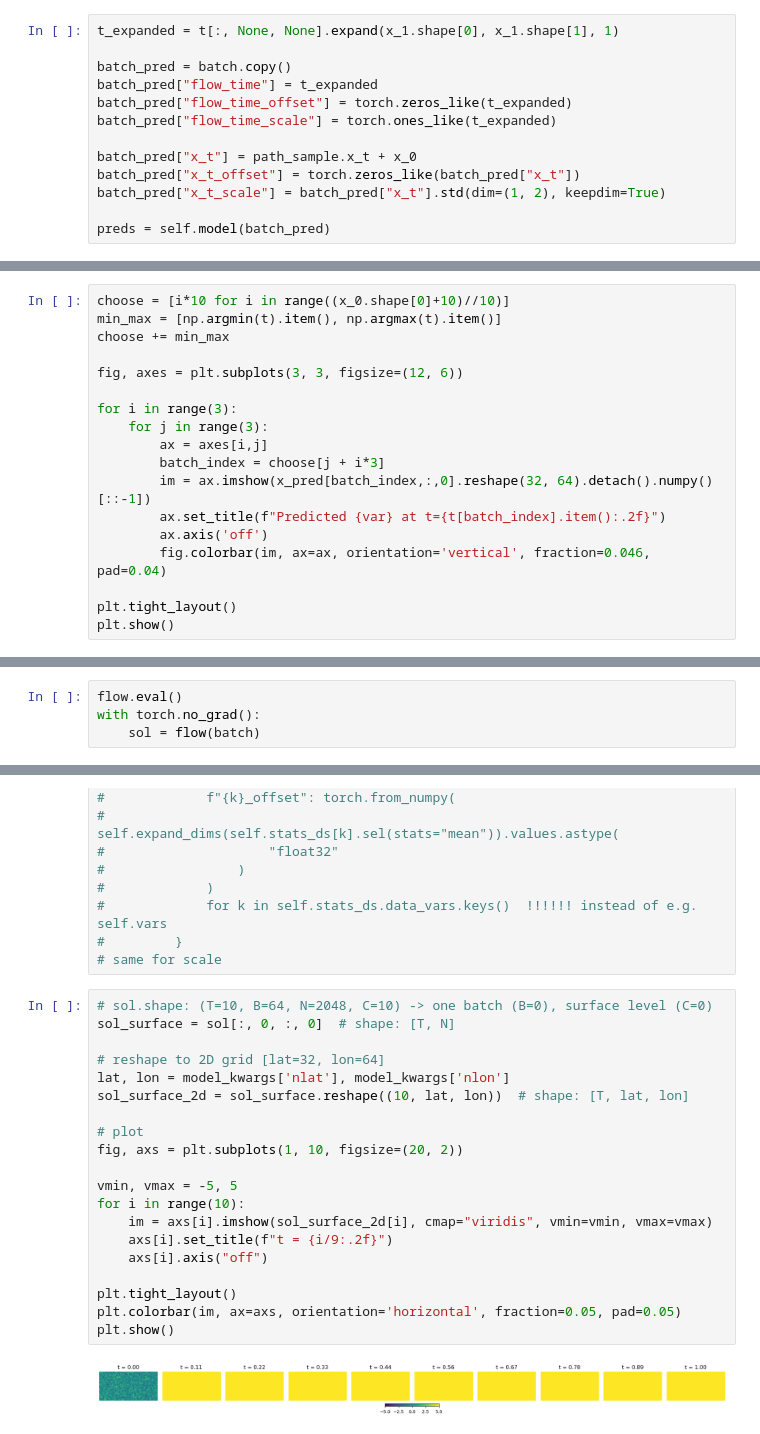
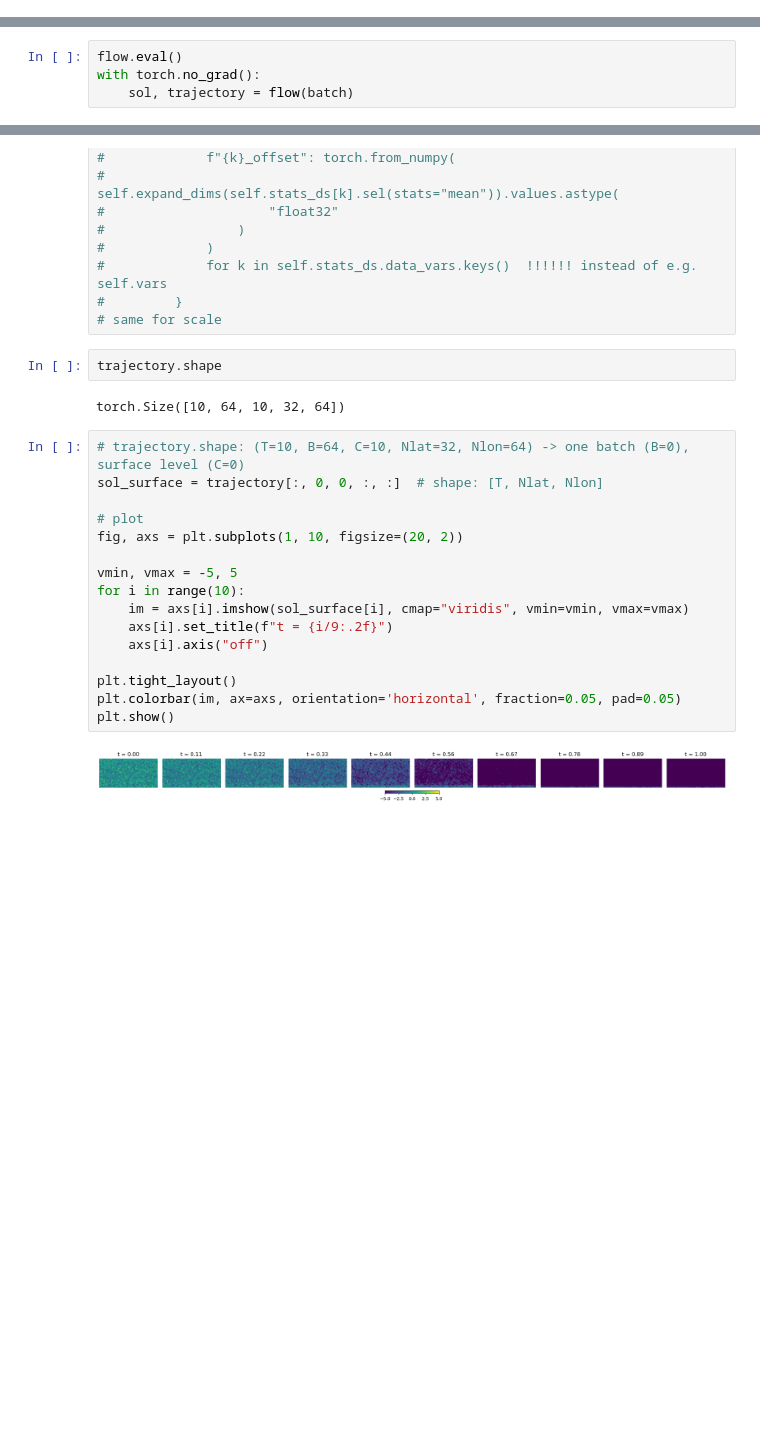
Before and after one commit to vitusbenson/neural_transport, a Jupyter notebook: neural_transport/flowmatching_dev/testScript.ipynb, the cells around one changed output, grey strips where cells are left out. Cells and saved outputs as stored; diff of their text form; blank space fills up the shorter version.

```diff
--- a/neural_transport/flowmatching_dev/testScript.ipynb
+++ b/neural_transport/flowmatching_dev/testScript.ipynb
@@ -890,13 +754,0 @@ path_sample = path.sample(
-# %%
-t_expanded = t[:, None, None].expand(x_1.shape[0], x_1.shape[1], 1)
-
-batch_pred = batch.copy()
-batch_pred["flow_time"] = t_expanded
-batch_pred["flow_time_offset"] = torch.zeros_like(t_expanded)
-batch_pred["flow_time_scale"] = torch.ones_like(t_expanded)
-
-batch_pred["x_t"] = path_sample.x_t + x_0
-batch_pred["x_t_offset"] = torch.zeros_like(batch_pred["x_t"])
-batch_pred["x_t_scale"] = batch_pred["x_t"].std(dim=(1, 2), keepdim=True)
-
-preds = self.model(batch_pred)
@@ -911,18 +754,0 @@ x_pred = preds[var]
-# %%
-choose = [i*10 for i in range((x_0.shape[0]+10)//10)]
-min_max = [np.argmin(t).item(), np.argmax(t).item()]
-choose += min_max
-
-fig, axes = plt.subplots(3, 3, figsize=(12, 6))
-
-for i in range(3):
-    for j in range(3):
-        ax = axes[i,j]
-        batch_index = choose[j + i*3]
-        im = ax.imshow(x_pred[batch_index,:,0].reshape(32, 64).detach().numpy()[::-1])
-        ax.set_title(f"Predicted {var} at t={t[batch_index].item():.2f}")
-        ax.axis('off')
-        fig.colorbar(im, ax=ax, orientation='vertical', fraction=0.046, pad=0.04)
-
-plt.tight_layout()
-plt.show()
@@ -1107,5 +984,5 @@ input: co2massmix
 # %%
 flow.eval()
 with torch.no_grad():
-    sol = flow(batch)
+    sol, trajectory = flow(batch)
 # %% [output]
@@ -1138,26 +1015,26 @@ input: co2massmix
 #             for k in self.stats_ds.data_vars.keys()  !!!!!! instead of e.g. self.vars
 #         }
 # same for scale
+# %%
+trajectory.shape
+# %% [output]
+torch.Size([10, 64, 10, 32, 64])
 # %%
-# sol.shape: (T=10, B=64, N=2048, C=10) -> one batch (B=0), surface level (C=0)
-sol_surface = sol[:, 0, :, 0]  # shape: [T, N]
-
-# reshape to 2D grid [lat=32, lon=64]
-lat, lon = model_kwargs['nlat'], model_kwargs['nlon']
-sol_surface_2d = sol_surface.reshape((10, lat, lon))  # shape: [T, lat, lon]
+# trajectory.shape: (T=10, B=64, C=10, Nlat=32, Nlon=64) -> one batch (B=0), surface level (C=0)
+sol_surface = trajectory[:, 0, 0, :, :]  # shape: [T, Nlat, Nlon]
 
 # plot
 fig, axs = plt.subplots(1, 10, figsize=(20, 2))
 
 vmin, vmax = -5, 5
 for i in range(10):
-    im = axs[i].imshow(sol_surface_2d[i], cmap="viridis", vmin=vmin, vmax=vmax)
+    im = axs[i].imshow(sol_surface[i], cmap="viridis", vmin=vmin, vmax=vmax)
     axs[i].set_title(f"t = {i/9:.2f}")
     axs[i].axis("off")
 
 plt.tight_layout()
 plt.colorbar(im, ax=axs, orientation='horizontal', fraction=0.05, pad=0.05)
 plt.show()
 # %% [output]
-[figure, old version]
+[figure, new version]
 # %% [markdown]
```
Also changed, not shown: parts of 29 cells of this notebook, 5 other files.
